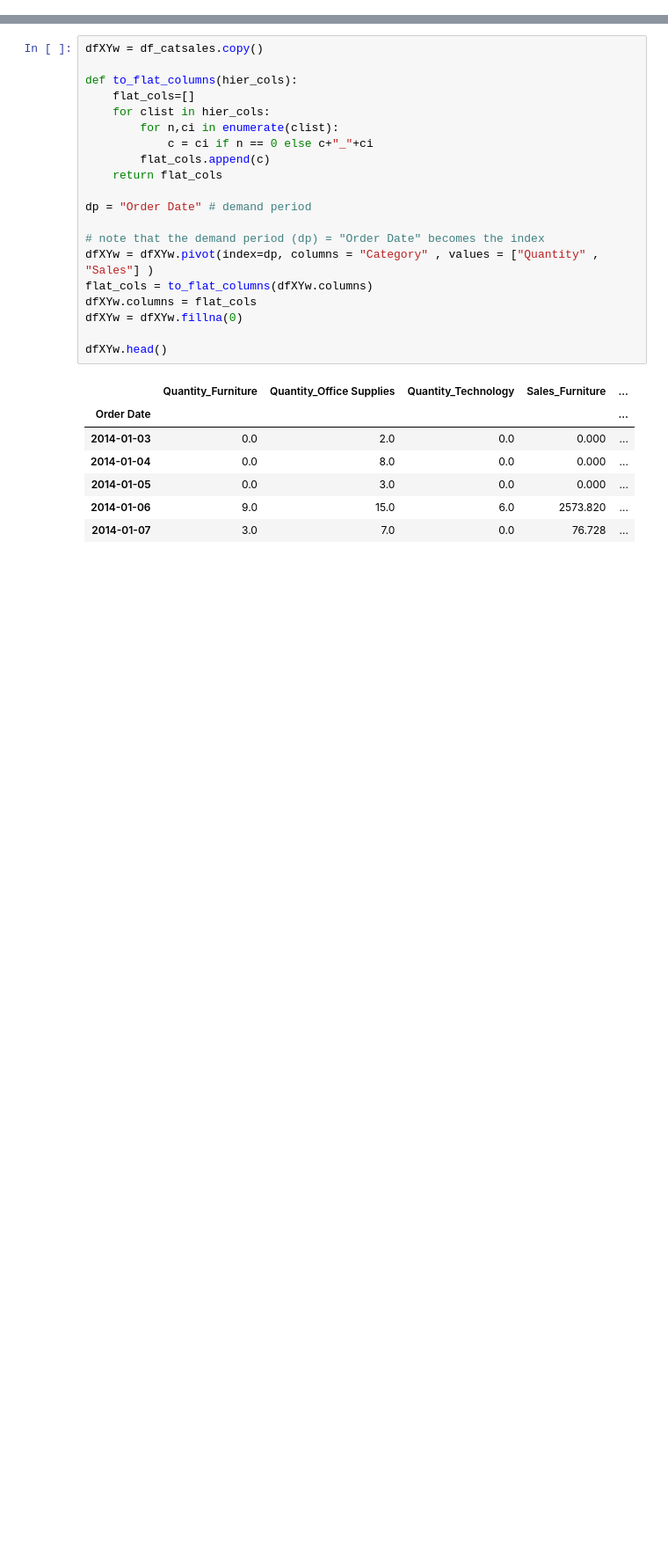
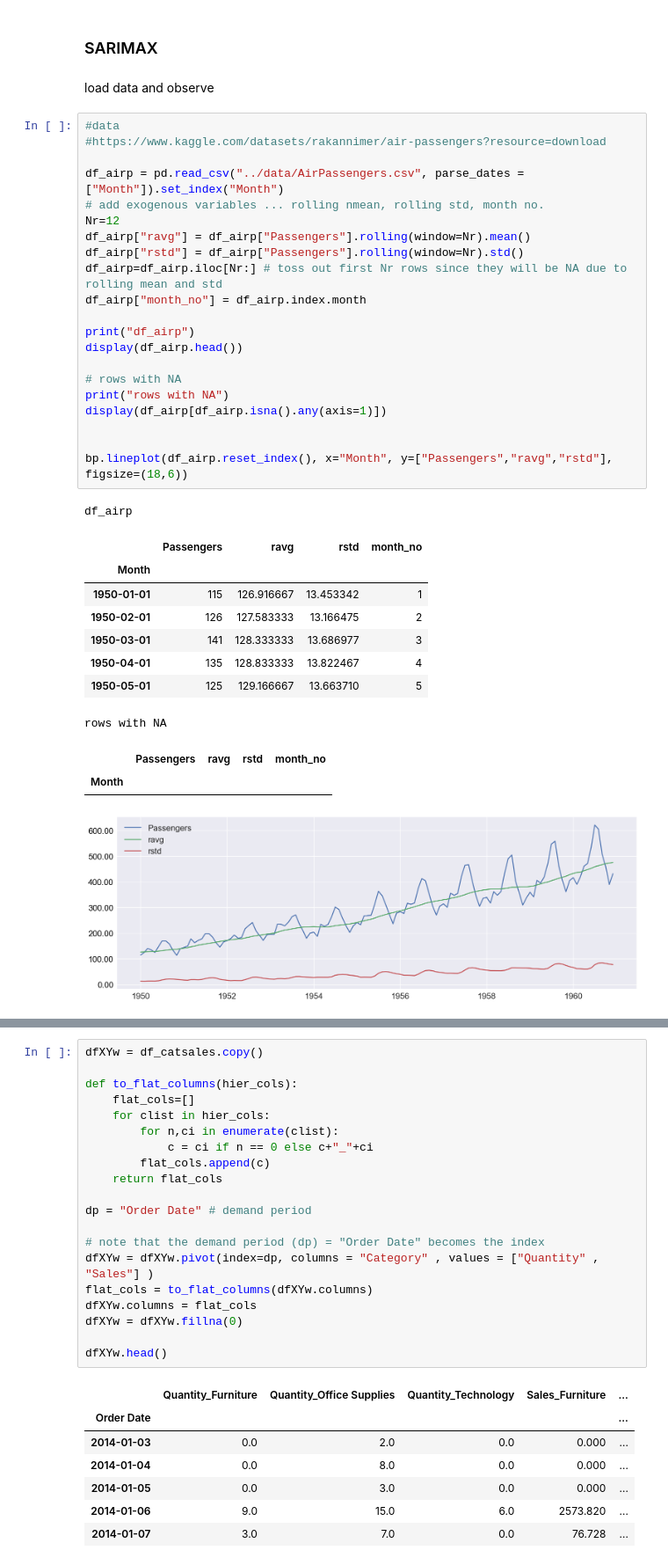
Before and after one commit to Aljgutier/sforecast, a Jupyter notebook: docs/example.ipynb, the cells around one changed output, grey strips where cells are left out. Shown at 88% size. Cells and saved outputs as stored; diff of their text form; blank space fills up the shorter version.

```diff
--- a/docs/example.ipynb
+++ b/docs/example.ipynb
@@ -102,0 +166,38 @@ bp.lineplot(df_catsales[df_catsales["Order Date"]>=d],"Order Date","Quantity",hu
+# %% [markdown]
+### SARIMAX
+# %% [markdown]
+load data and observe
+# %%
+#data
+#https://www.kaggle.com/datasets/rakannimer/air-passengers?resource=download
+
+df_airp = pd.read_csv("../data/AirPassengers.csv", parse_dates = ["Month"]).set_index("Month")
+# add exogenous variables ... rolling nmean, rolling std, month no.
+Nr=12
+df_airp["ravg"] = df_airp["Passengers"].rolling(window=Nr).mean()
+df_airp["rstd"] = df_airp["Passengers"].rolling(window=Nr).std()
+df_airp=df_airp.iloc[Nr:] # toss out first Nr rows since they will be NA due to rolling mean and std
+df_airp["month_no"] = df_airp.index.month
+
+print("df_airp")
+display(df_airp.head())
+
+# rows with NA
+print("rows with NA")
+display(df_airp[df_airp.isna().any(axis=1)])
+
+
+bp.lineplot(df_airp.reset_index(), x="Month", y=["Passengers","ravg","rstd"], figsize=(18,6))
+# %% [output]
+df_airp
+|  | Passengers | ravg | rstd | month_no |
+| Month |  |  |  |  |
+| 1950-01-01 | 115 | 126.916667 | 13.453342 | 1 |
+| 1950-02-01 | 126 | 127.583333 | 13.166475 | 2 |
+| 1950-03-01 | 141 | 128.333333 | 13.686977 | 3 |
+| 1950-04-01 | 135 | 128.833333 | 13.822467 | 4 |
+| 1950-05-01 | 125 | 129.166667 | 13.663710 | 5 |
+rows with NA
+|  | Passengers | ravg | rstd | month_no |
+| Month |  |  |  |  |
+[figure, added]
```
Also changed, not shown: parts of 112 cells of this notebook, 10 other files.
